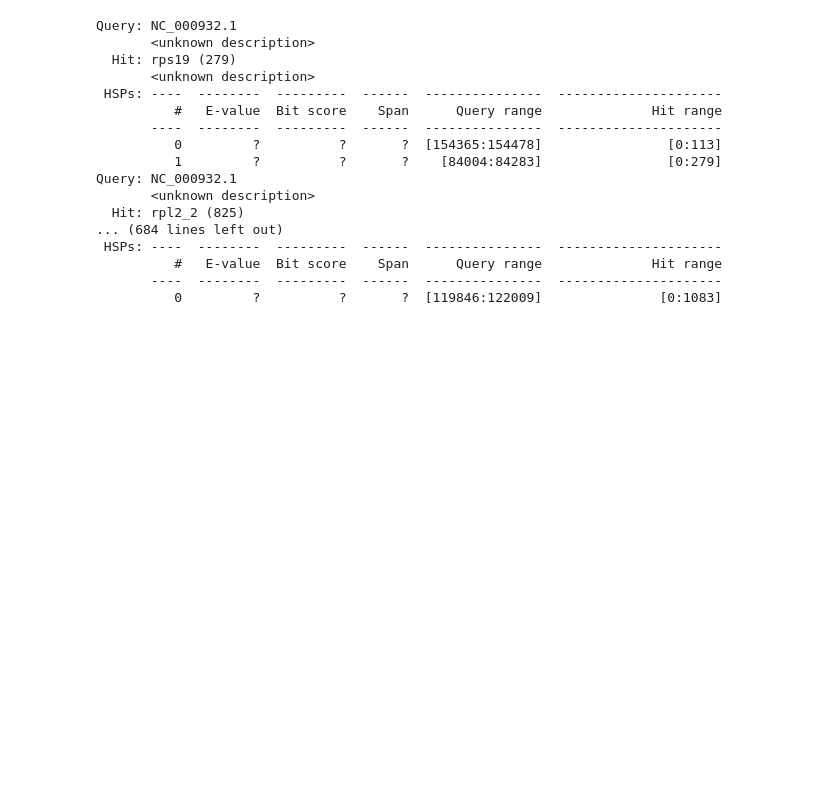
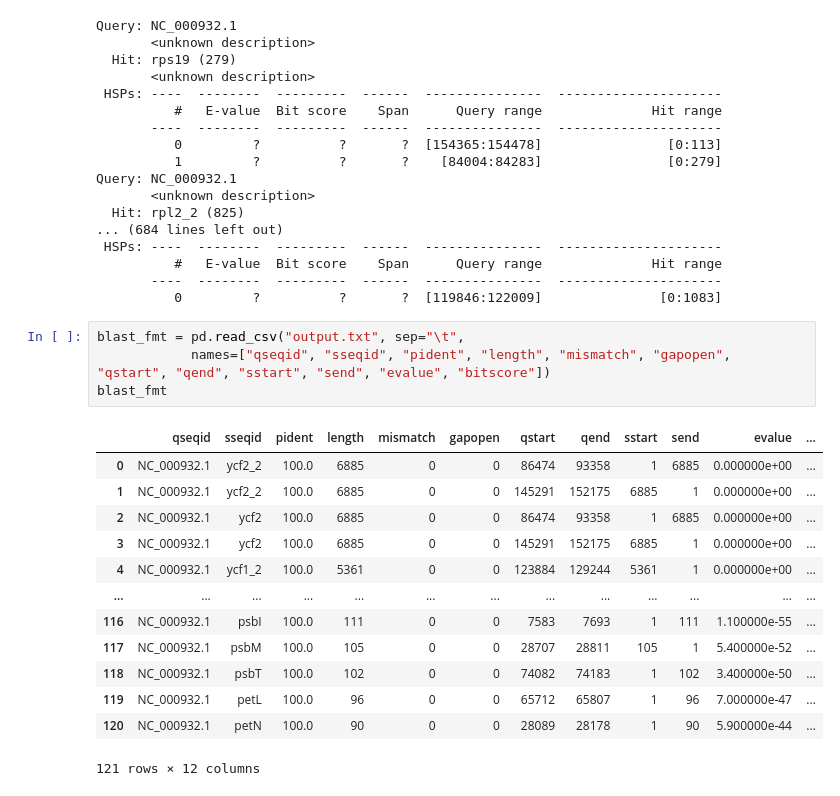
Before and after one commit to o-william-white/blat_annotation, a Jupyter notebook: blat_annotation.ipynb, the cells around one changed output. Cells and saved outputs as stored; diff of their text form; blank space fills up the shorter version.

```diff
--- a/blat_annotation.ipynb
+++ b/blat_annotation.ipynb
@@ -103,3 +104,21 @@ Query: NC_000932.1
           #   E-value  Bit score    Span      Query range              Hit range
        ----  --------  ---------  ------  ---------------  ---------------------
           0         ?          ?       ?  [119846:122009]               [0:1083]
+# %%
+blast_fmt = pd.read_csv("output.txt", sep="\t",
+            names=["qseqid", "sseqid", "pident", "length", "mismatch", "gapopen", "qstart", "qend", "sstart", "send", "evalue", "bitscore"])
+blast_fmt
+# %% [output]
+|  | qseqid | sseqid | pident | length | mismatch | gapopen | qstart | qend | sstart | send | evalue | ... |
+| 0 | NC_000932.1 | ycf2_2 | 100.0 | 6885 | 0 | 0 | 86474 | 93358 | 1 | 6885 | 0.000000e+00 | ... |
+| 1 | NC_000932.1 | ycf2_2 | 100.0 | 6885 | 0 | 0 | 145291 | 152175 | 6885 | 1 | 0.000000e+00 | ... |
+| 2 | NC_000932.1 | ycf2 | 100.0 | 6885 | 0 | 0 | 86474 | 93358 | 1 | 6885 | 0.000000e+00 | ... |
+| 3 | NC_000932.1 | ycf2 | 100.0 | 6885 | 0 | 0 | 145291 | 152175 | 6885 | 1 | 0.000000e+00 | ... |
+| 4 | NC_000932.1 | ycf1_2 | 100.0 | 5361 | 0 | 0 | 123884 | 129244 | 5361 | 1 | 0.000000e+00 | ... |
+| ... | ... | ... | ... | ... | ... | ... | ... | ... | ... | ... | ... | ... |
+| 116 | NC_000932.1 | psbI | 100.0 | 111 | 0 | 0 | 7583 | 7693 | 1 | 111 | 1.100000e-55 | ... |
+| 117 | NC_000932.1 | psbM | 100.0 | 105 | 0 | 0 | 28707 | 28811 | 105 | 1 | 5.400000e-52 | ... |
+| 118 | NC_000932.1 | psbT | 100.0 | 102 | 0 | 0 | 74082 | 74183 | 1 | 102 | 3.400000e-50 | ... |
+| 119 | NC_000932.1 | petL | 100.0 | 96 | 0 | 0 | 65712 | 65807 | 1 | 96 | 7.000000e-47 | ... |
+| 120 | NC_000932.1 | petN | 100.0 | 90 | 0 | 0 | 28089 | 28178 | 1 | 90 | 5.900000e-44 | ... |
+121 rows × 12 columns
```
Also changed, not shown: parts of 5 cells of this notebook.
